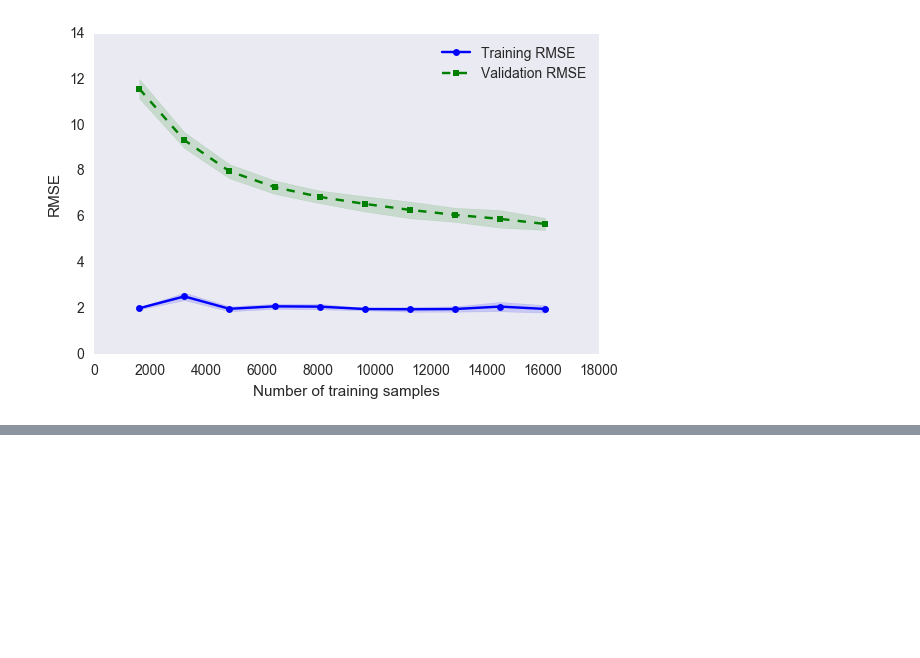
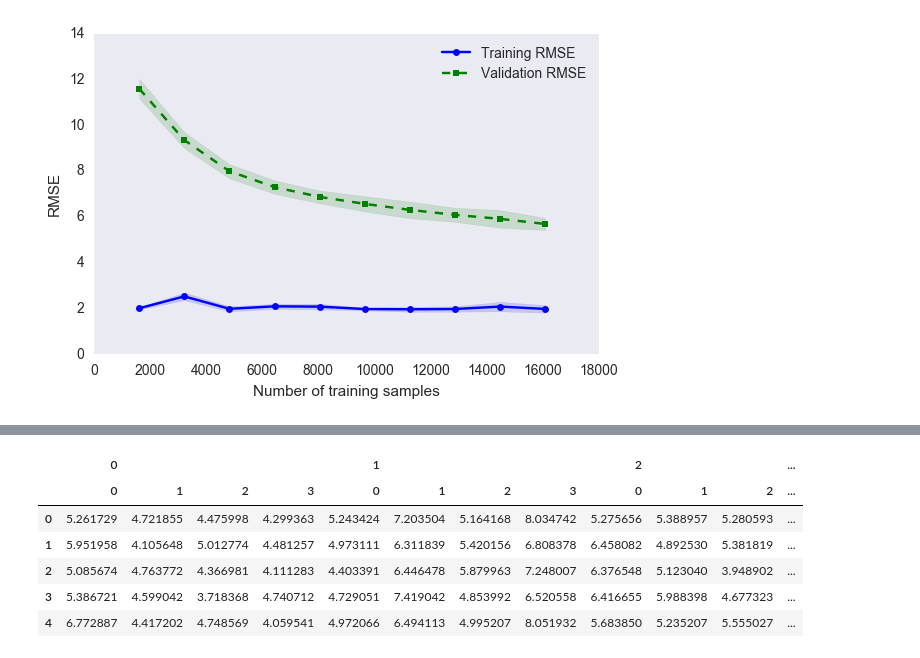
Before and after one commit to sharan-naribole/wlan_localization, a Jupyter notebook: UJIIndoorLoc-response-classification.ipynb, the cells around one changed output, grey strips where cells are left out. Saved outputs shown, nothing was run; the diff lists cells and outputs as text; code cells hidden in the pictures; blank space fills up the shorter version.

Commit message:
Per-building, per-floor KNN fit

```diff
--- a/UJIIndoorLoc-response-classification.ipynb
+++ b/UJIIndoorLoc-response-classification.ipynb
@@ -570,0 +633,42 @@ xgb_single = XGBRegressor(
+# %%
+knn_crossval_bf = {}
+knn_train_bf = {}
+knn_holdout_bf = {}
+
+for key in X_crossval_bf:
+
+        print("Building = {}, Floor = {}".format(key[0],key[1]))
+
+        X_train_bf = X_crossval_bf[key]
+        y_train_bf = y_crossval_bf[key]
+
+        X_test_bf = X_holdout_bf[key]
+        y_test_bf = y_holdout_bf[key]
+
+        #trees = ExtraTreesRegressor(n_estimators=100)
+
+        model = Pipeline(steps=[('scl', StandardScaler(copy=True, with_mean=True, with_std=True)),
+                                ('reg', KNeighborsRegressor(algorithm='auto', leaf_size=30, metric='manhattan',
+          metric_params=None, n_jobs=-1, n_neighbors=3, p=2,
+          weights='distance'))])
+        model.fit(X_train_bf,y_train_bf)
+
+        knn_crossval_bf[key] = np.sqrt(np.abs((cross_val_score(estimator=model,
+                                            X=X_train_bf,
+                                            y=y_train_bf,
+                                            cv=5,
+                                            n_jobs=1,
+                                            scoring = 'neg_mean_squared_error'))))
+
+        print('CV accuracy: %.3f +/- %.3f' % (np.mean(knn_crossval_bf[key]),
+                                              np.std(knn_crossval_bf[key])))
+
+        y_predict_train = model.predict(X_train_bf)
+        err = np.sqrt(((y_train_bf - y_predict_train)**2).sum(axis=1))
+        knn_train_bf[key] = np.sum(err, 0) / len(err)
+        #print('Training RMSE: %.3f' % (knn_train_bf[key]))
+
+        y_predict_holdout = model.predict(X_test_bf)
+        err = np.sqrt(((y_test_bf - y_predict_holdout)**2).sum(axis=1))
+        knn_holdout_bf[key] = np.sum(err, 0) / len(err)
+        #print('Holdout RMSE: %.3f' % (knn_holdout_bf[key]))
@@ -570,0 +693,10 @@ xgb_single = XGBRegressor(
+# %%
+pd.DataFrame(knn_crossval_bf)
+# %% [output]
+|  | 0 |  |  |  | 1 |  |  |  | 2 |  |  | ... |
+|  | 0 | 1 | 2 | 3 | 0 | 1 | 2 | 3 | 0 | 1 | 2 | ... |
+| 0 | 5.261729 | 4.721855 | 4.475998 | 4.299363 | 5.243424 | 7.203504 | 5.164168 | 8.034742 | 5.275656 | 5.388957 | 5.280593 | ... |
+| 1 | 5.951958 | 4.105648 | 5.012774 | 4.481257 | 4.973111 | 6.311839 | 5.420156 | 6.808378 | 6.458082 | 4.892530 | 5.381819 | ... |
+| 2 | 5.085674 | 4.763772 | 4.366981 | 4.111283 | 4.403391 | 6.446478 | 5.879963 | 7.248007 | 6.376548 | 5.123040 | 3.948902 | ... |
+| 3 | 5.386721 | 4.599042 | 3.718368 | 4.740712 | 4.729051 | 7.419042 | 4.853992 | 6.520558 | 6.416655 | 5.988398 | 4.677323 | ... |
+| 4 | 6.772887 | 4.417202 | 4.748569 | 4.059541 | 4.972066 | 6.494113 | 4.995207 | 8.051932 | 5.683850 | 5.235207 | 5.555027 | ... |
```
Also changed, not shown: parts of 18 cells of this notebook.
